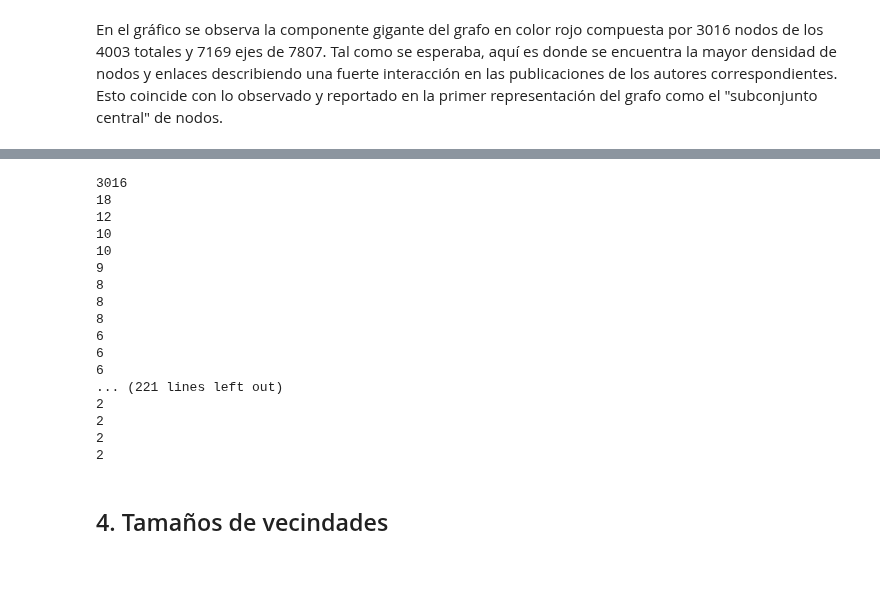
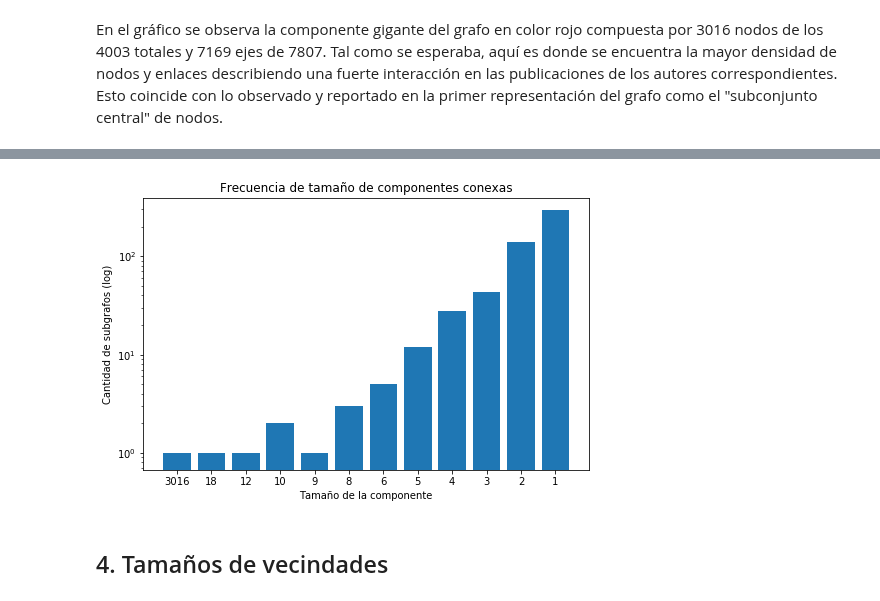
Before and after one commit to m2march/ciencia_datos, a Jupyter notebook: tp4/tp4.ipynb, the cells around one changed output, grey strips where cells are left out. Saved outputs shown, nothing was run; the diff lists cells and outputs as text; code cells hidden in the pictures; blank space fills up the shorter version.

```diff
--- a/tp4/tp4.ipynb
+++ b/tp4/tp4.ipynb
@@ -318,25 +289,15 @@ for Gi in components_sorted:
-# %%
-for Gi in components_sorted:
-        if len(Gi) > 1:
-            print(len(Gi))
-# %% [output]
-3016
-18
-12
-10
-10
-9
-8
-8
-8
-6
-6
-6
-... (221 lines left out)
-2
-2
-2
-2
+# %%
+components_sizes = [len(c) for c in components]
+c = collections.Counter(components_sizes)
+xs = sorted(c.keys(), reverse=True)
+ys = [c[x] for x in xs]
+figure(figsize=(8, 5))
+bar(range(len(xs)), ys, tick_label=xs, log=True)
+title('Frecuencia de tamaño de componentes conexas')
+xlabel('Tamaño de la componente')
+_ = ylabel('Cantidad de subgrafos (log)')
+# %% [output]
+[figure, added]
 # %% [markdown]
 <a name="vecindades"></a>
 ##  4. Tamaños de vecindades
```
Also changed, not shown: parts of 44 cells of this notebook, 1 other file.
